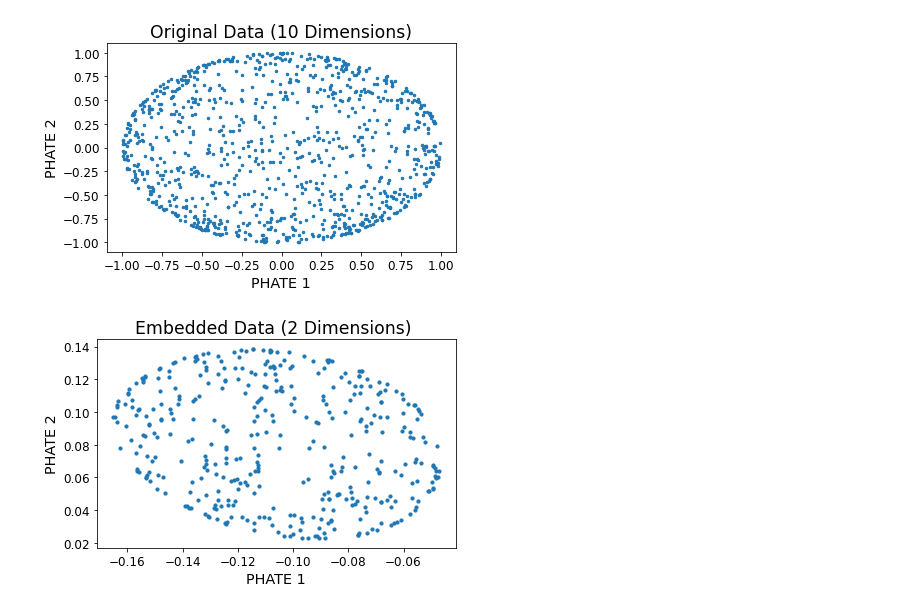
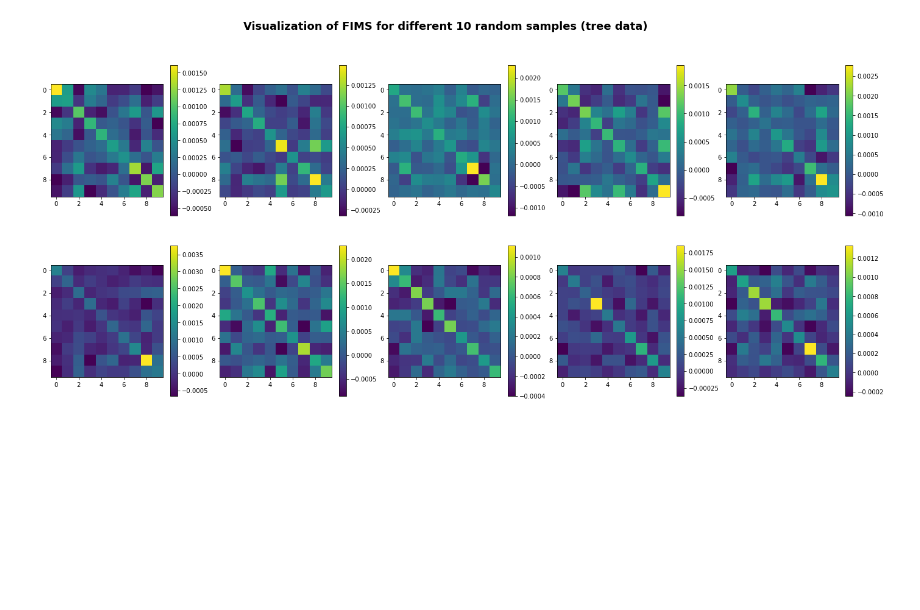
Before and after one commit to guillaumehu/phate_fim, a Jupyter notebook: notebooks/df-test-autoencoder.ipynb, the cells around one changed output. Cells and saved outputs as stored; diff of their text form; code cells hidden in the pictures; blank space fills up the shorter version.

```diff
--- a/notebooks/df-test-autoencoder.ipynb
+++ b/notebooks/df-test-autoencoder.ipynb
@@ -25,12 +32,12 @@ from src.data.make_dataset import make_n_sphere_two
 # %%
 # Data Parameters
-dataset = "sphere"
-n_obs = 1000
+dataset = "tree"
+n_obs = 3000
 n_dim = 10
 batch_size = 100
 
 # Model param
-encoder_layer = [10,10,2]
+encoder_layer = [100,100,50]
 decoder_layer = [2,10,10]
 input_dim = n_dim
 emb_dim = encoder_layer[-1]
@@ -43,21 +50,21 @@ loss_rec = False
 bandwitdh = 1  # bandwitdh for the gaussian kernel
 t = 1  # time for the gaussian kernel. For PHATE, we use their optimal time.
 scale = 0.0005  # scale when we add noise to do the data (before the encoder).
-knn = 20 # PHATE kernel number of Nearest Neighbors.
-logp=True
+knn = 10 # PHATE kernel number of Nearest Neighbors.
+logp=True #Rescale of PHATE parameters
 
 # Trainer param
-max_epochs = 200
+max_epochs = 300
 fast_dev_run = False
 accelerator = "gpu"
 devices = 1
 
-exp_name = "phate_emb_sphere"
+exp_name = "tree_autoencoder_logp"
 seed = torch.randint(0, 1000, size=(1,))
 # %%
 # If you want to save and view in Wandb
 wandb = False
-logger = WandbLogger(project="fim_phate", name=exp_name) if wandb else False
+logger = WandbLogger(project="tree_autoenocder_logp", name=exp_name) if wandb else False
 # %%
 train_loader = train_dataloader(dataset, n_obs, n_dim, emb_dim, batch_size,knn)
 # %%
@@ -227,20 +378,10 @@ quad = fisher.get_quadform(e[0,:])
 # %%
-#Compute Volume
 
-
-#Compute Trace
-
-
-#Compute top k eigenvectors
-
-
-#Compute quadratic form
-
-
-#To Do: a)Test reconstruction loss, phate distance loss, phate embedding loss, (different combinations)
-#b) see if you can get reasonable notions of volume, trace, and eigenvector projections + quadratic form of random vectors
-#c) begin writing manuscript
-#d) create new FIM Class
+plt.figure(figsize = (24,10))
+plt.suptitle("Visualization of FIMS for different 10 random samples (tree data)",fontsize=18,fontweight='bold')
+for i in range(len(rint)):
+    plt.subplot(2,5,i+1)
+    plt.imshow(fishermat[rint[i],:,:])
+    plt.colorbar()
 # %% [output]
-[figure, old version]
+[figure, new version]
-[figure, removed]
```
Also changed, not shown: parts of 19 cells of this notebook, 26 other files.
